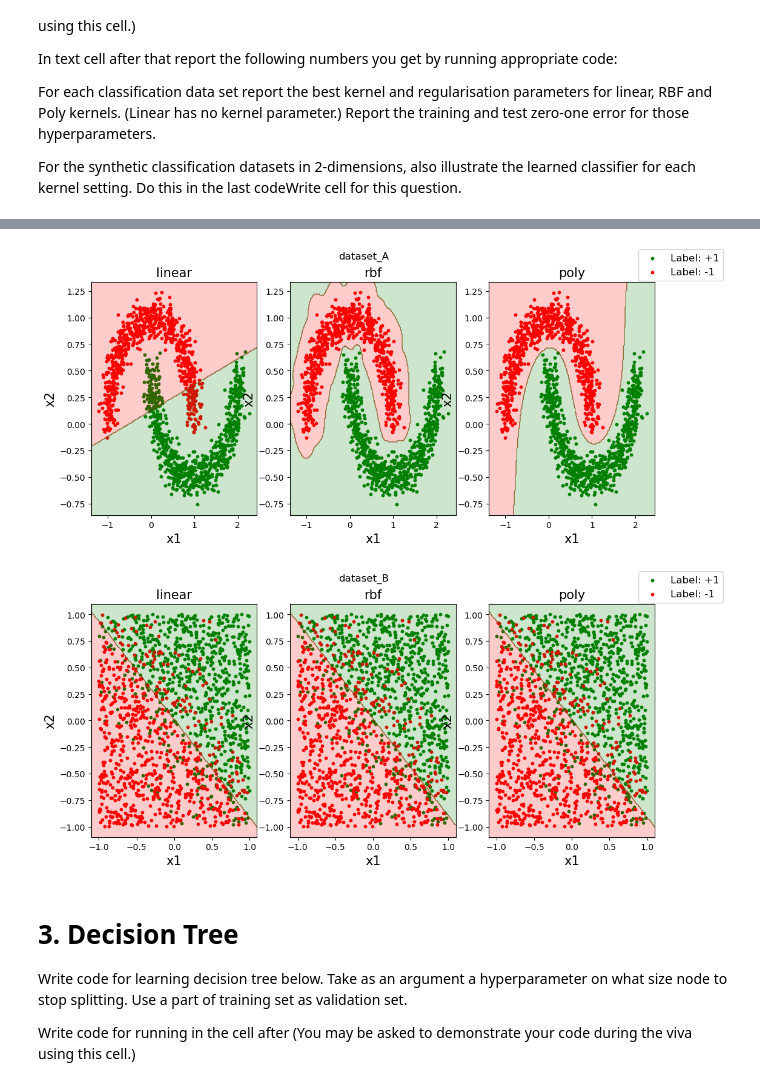
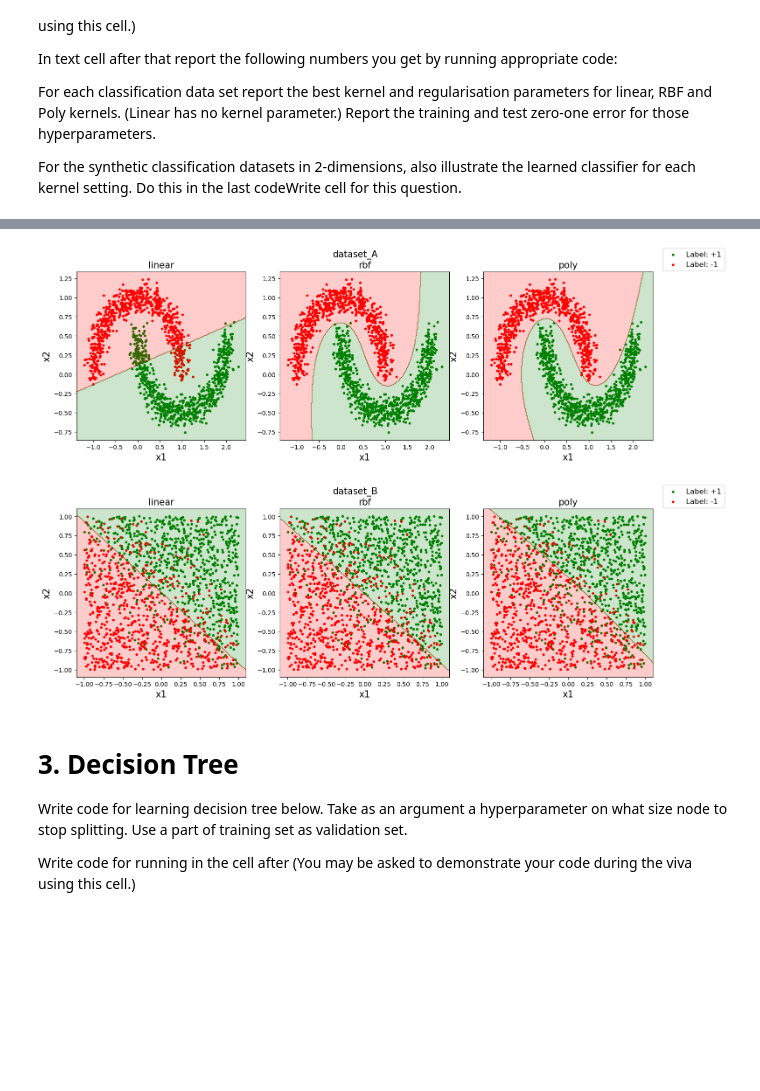
Before and after one commit to Bala-A87/CS5691-Assignments, a Jupyter notebook: A2/ProgAss2_CS20B012.ipynb, the cells around one changed output, grey strips where cells are left out. Saved outputs shown, nothing was run; the diff lists cells and outputs as text; code cells hidden in the pictures; blank space fills up the shorter version.

```diff
--- a/A2/ProgAss2_CS20B012.ipynb
+++ b/A2/ProgAss2_CS20B012.ipynb
@@ -417,42 +519,45 @@ TextWrite Cell: Give your observations and the list of hyperparameter choices an
 # Codewrite cell: Generate plots of learned classifier for all three kernel types, on dataset_A and datasset_B.
 # Plots should give both the learned classifier and the train data.
 # Similar to  Bishop Figure 4.5 (with just two classes here.)
 # Total number of plots = 3 * 2 = 6
 
 filenames = ['dataset_A', 'dataset_B']
-kernels = ['linear', 'rbf']
+kernels = ['linear', 'rbf', 'poly']
 for j,filename in enumerate(filenames):
     dataset = np.load("Datasets/" + filename + ".npz")
     X_train = dataset['arr_0']
     Y_train = dataset['arr_1']
     X_test = dataset['arr_2']
     Y_test = dataset['arr_3']
-    fig, ax = plt.subplots(nrows=1, ncols=2, figsize=(17,5))
+    scaler = CustomScaler(np.min(X_train), np.max(X_train))
+    X_train = scaler.scale(X_train)
+    X_test = scaler.scale(X_test)
+    fig, ax = plt.subplots(nrows=1, ncols=3, figsize=(17,5))
     line = [0, 0]
     for i,kernel in enumerate(kernels):
-        # reg_param, kernel_param = cross_validate(X_train, Y_train, kernel)
-        # svm_clf = learn_SVM(X_train, Y_train, kernel, reg_param, kernel_param)
         svm_clf = best_clfs[j][i]
-        X_train_plus = X_train[Y_train==1]
-        X_train_minus = X_train[Y_train==-1]
+        X_train_plus = scaler.rescale(X_train[Y_train==1])
+        X_train_minus = scaler.rescale(X_train[Y_train==-1])
         line[0] = ax[i].scatter(X_train_plus[:,0], X_train_plus[:,1], c="green", s=10)
         line[1] = ax[i].scatter(X_train_minus[:,0], X_train_minus[:,1], c="red", s=10)
         x_min, x_max = ax[i].get_xlim()
         y_min, y_max = ax[i].get_ylim()
         X,Y = np.meshgrid(np.linspace(x_min,x_max,200), np.linspace(y_min,y_max,200))
         X_bg = np.transpose(np.array([np.ndarray.flatten(X), np.ndarray.flatten(Y)]))
+        X_bg = scaler.scale(X_bg)
         Z = svm_clf.predict(X_bg)
         Z = np.reshape(a=Z, newshape=X.shape, order='C')
+        # Z = scaler.rescale(Z)
         ax[i].contourf(X, Y, Z, colors=["red", "green"], alpha=0.2)
         ax[i].set_xlabel("x1", fontsize=15)
         ax[i].set_ylabel("x2", fontsize=15)
         ax[i].set_title(kernel, fontsize=15)
-    plt.suptitle(filename)
+    plt.suptitle(filename, fontsize=15)
     fig.legend(handles=line, labels=["Label: +1", "Label: -1"], fontsize=12)
     plt.show()
 # %% [output]
-[figure, old version]
+[figure, new version]
-[figure, old version]
+[figure, new version]
 # %% [markdown]
 # 3. Decision Tree
 
```
Also changed, not shown: parts of 20 cells of this notebook, 1 other file.
